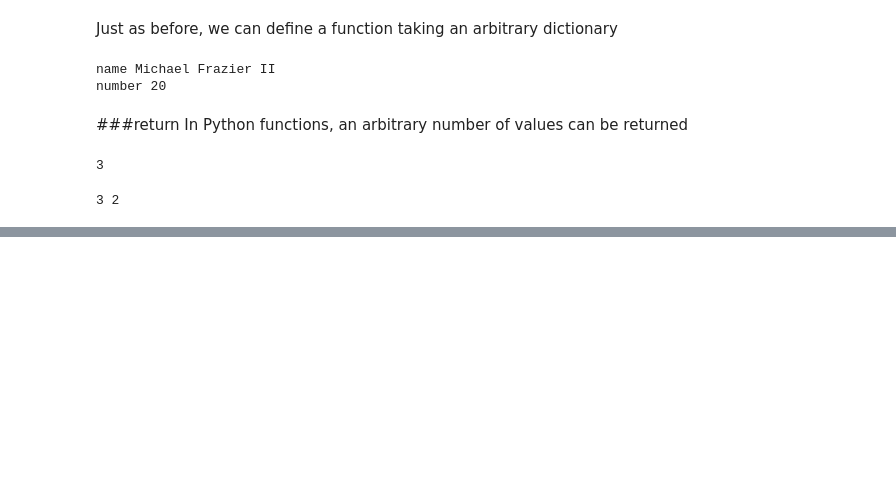
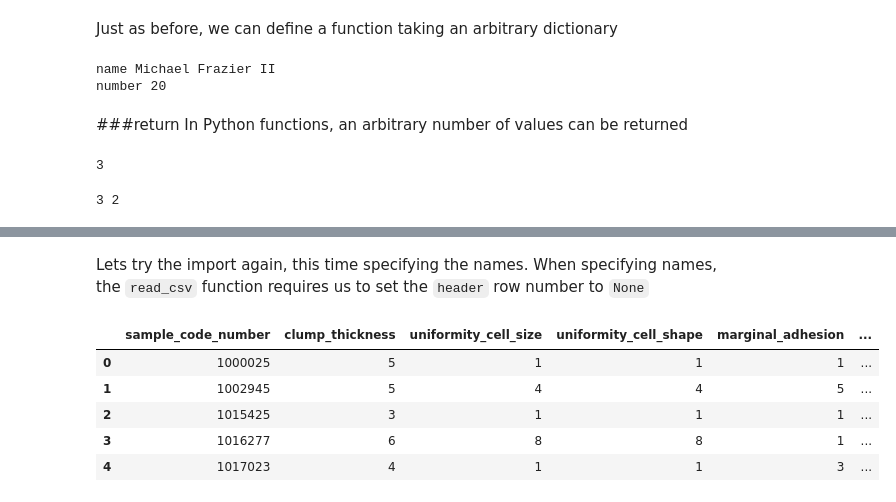
Before and after one commit to jdamiani27/IPython-Notebooks, a Jupyter notebook: DataSciUF Tutorial - Instructor.ipynb, the cells around one changed output, grey strips where cells are left out. Drawn from its saved outputs; the diff is of its cells as text; code cells hidden in the pictures; blank space fills up the shorter version.

```diff
--- a/DataSciUF Tutorial - Instructor.ipynb
+++ b/DataSciUF Tutorial - Instructor.ipynb
@@ -586,0 +665,26 @@ print mysum, myproduct
+# %%
+# \ allows multi line wrapping
+cancer_header = [ \
+                 'sample_code_number', \
+                 'clump_thickness', \
+                 'uniformity_cell_size', \
+                 'uniformity_cell_shape', \
+                 'marginal_adhesion', \
+                 'single_epithelial_cell_size', \
+                 'bare_nuclei', \
+                 'bland_chromatin', \
+                 'normal_nucleoli', \
+                 'mitoses', \
+                 'class']
+# %% [markdown]
+Lets try the import again, this time specifying the names.  When specifying names, the <code>read_csv</code> function requires us to set the <code>header</code> row number to <code>None</code>
+# %%
+cancer_data = pd.read_csv('breast-cancer-wisconsin.csv', header=None, names=cancer_header)
+cancer_data.head()
+# %% [output]
+|  | sample_code_number | clump_thickness | uniformity_cell_size | uniformity_cell_shape | marginal_adhesion | ... |
+| 0 | 1000025 | 5 | 1 | 1 | 1 | ... |
+| 1 | 1002945 | 5 | 4 | 4 | 5 | ... |
+| 2 | 1015425 | 3 | 1 | 1 | 1 | ... |
+| 3 | 1016277 | 6 | 8 | 8 | 1 | ... |
+| 4 | 1017023 | 4 | 1 | 1 | 3 | ... |
```
Also changed, not shown: parts of 9 cells of this notebook.
